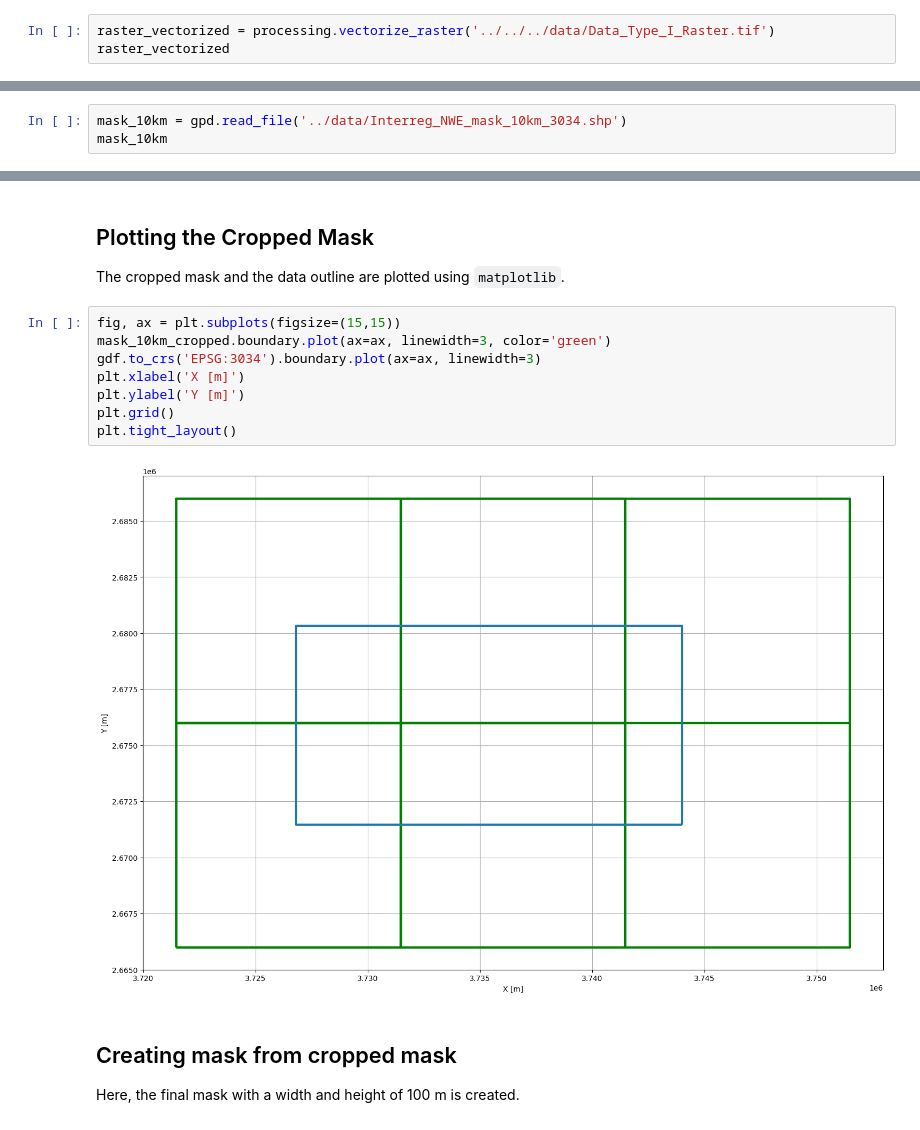
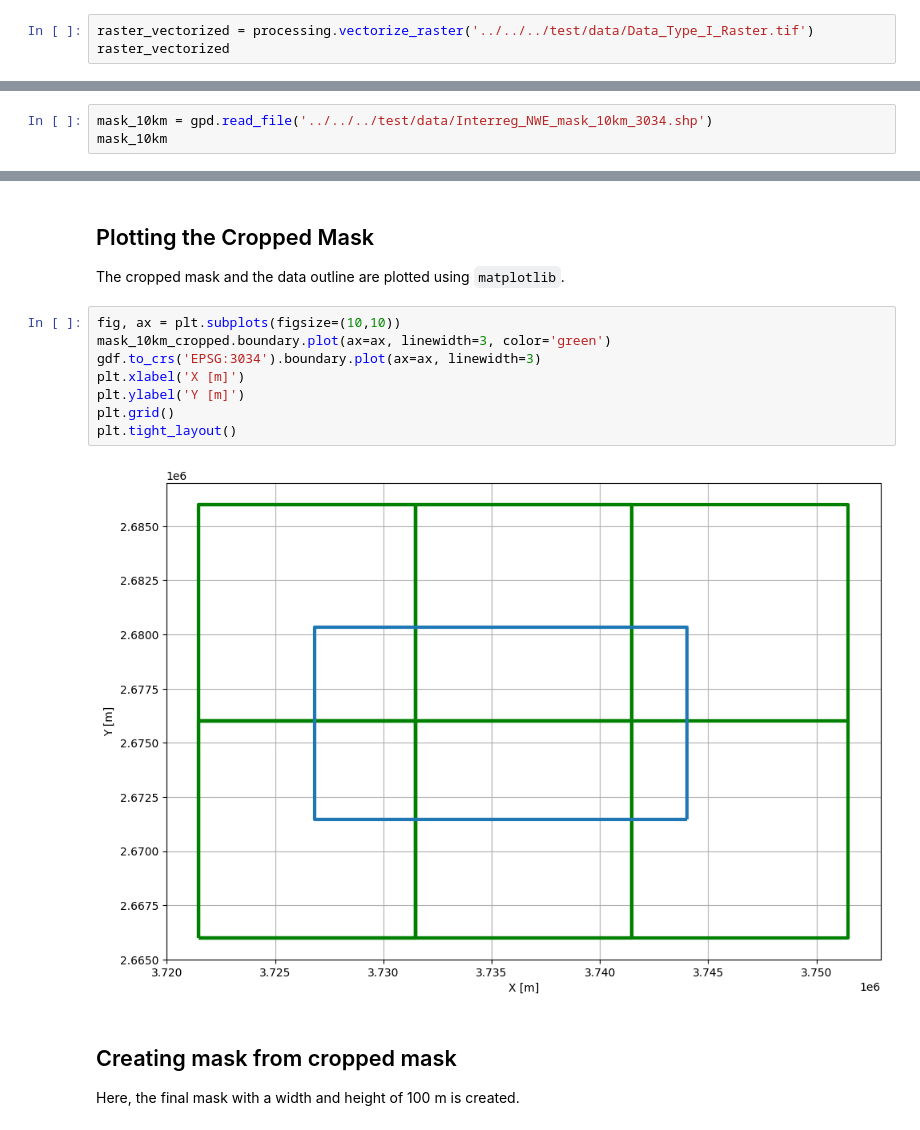
Before and after one commit to AlexanderJuestel/pyheatdemand, a Jupyter notebook: docs/source/notebooks/02_Processing_Data_Type_I_Raster.ipynb, the cells around one changed output, grey strips where cells are left out. Drawn from its saved outputs; the diff is of its cells as text.

```diff
--- a/docs/source/notebooks/02_Processing_Data_Type_I_Raster.ipynb
+++ b/docs/source/notebooks/02_Processing_Data_Type_I_Raster.ipynb
@@ -45,7 +46,7 @@ CRS.from_epsg(3035)
 
 The raster data is vectorized for further processing. The result will be a `GeoDataFrame` containing the Heat Demand values in the column `class`.
 # %%
-raster_vectorized = processing.vectorize_raster('../../../data/Data_Type_I_Raster.tif')
+raster_vectorized = processing.vectorize_raster('../../../test/data/Data_Type_I_Raster.tif')
 raster_vectorized
 # %% [output]
 |  | geometry | class |
@@ -87,7 +96,7 @@ gdf
 
 We are loading the previously created 10 km mask.
 # %%
-mask_10km = gpd.read_file('../data/Interreg_NWE_mask_10km_3034.shp')
+mask_10km = gpd.read_file('../../../test/data/Interreg_NWE_mask_10km_3034.shp')
 mask_10km
 # %% [output]
 |  | FID | geometry |
@@ -154,15 +163,15 @@ mask_10km_cropped
 
 The cropped mask and the data outline are plotted using `matplotlib`.
 # %%
-fig, ax = plt.subplots(figsize=(15,15))
+fig, ax = plt.subplots(figsize=(10,10))
 mask_10km_cropped.boundary.plot(ax=ax, linewidth=3, color='green')
 gdf.to_crs('EPSG:3034').boundary.plot(ax=ax, linewidth=3)
 plt.xlabel('X [m]')
 plt.ylabel('Y [m]')
 plt.grid()
 plt.tight_layout()
 # %% [output]
-[figure, old version]
+[figure, new version]
 # %% [markdown]
 ## Creating mask from cropped mask
 
```
Also changed, not shown: parts of 12 cells of this notebook, 14 other files.
